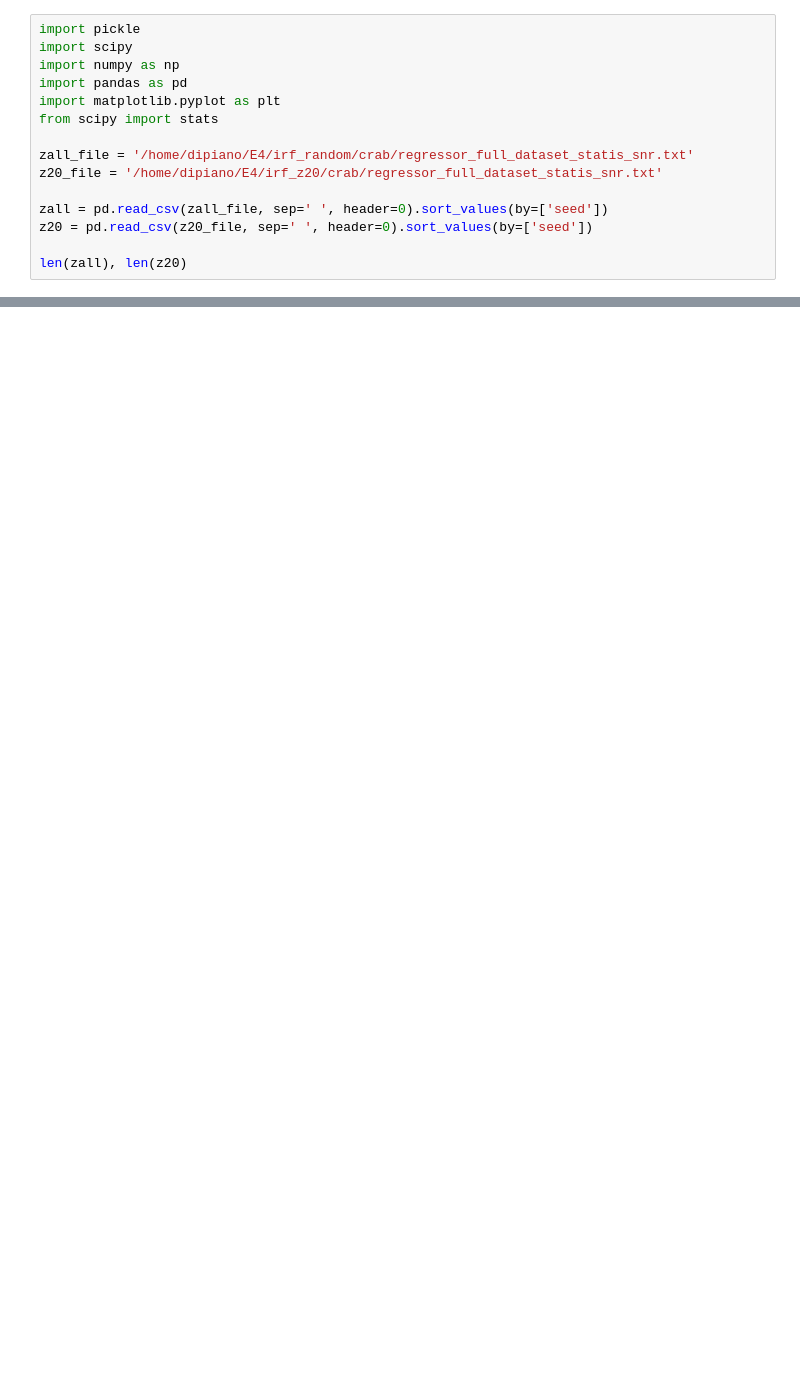
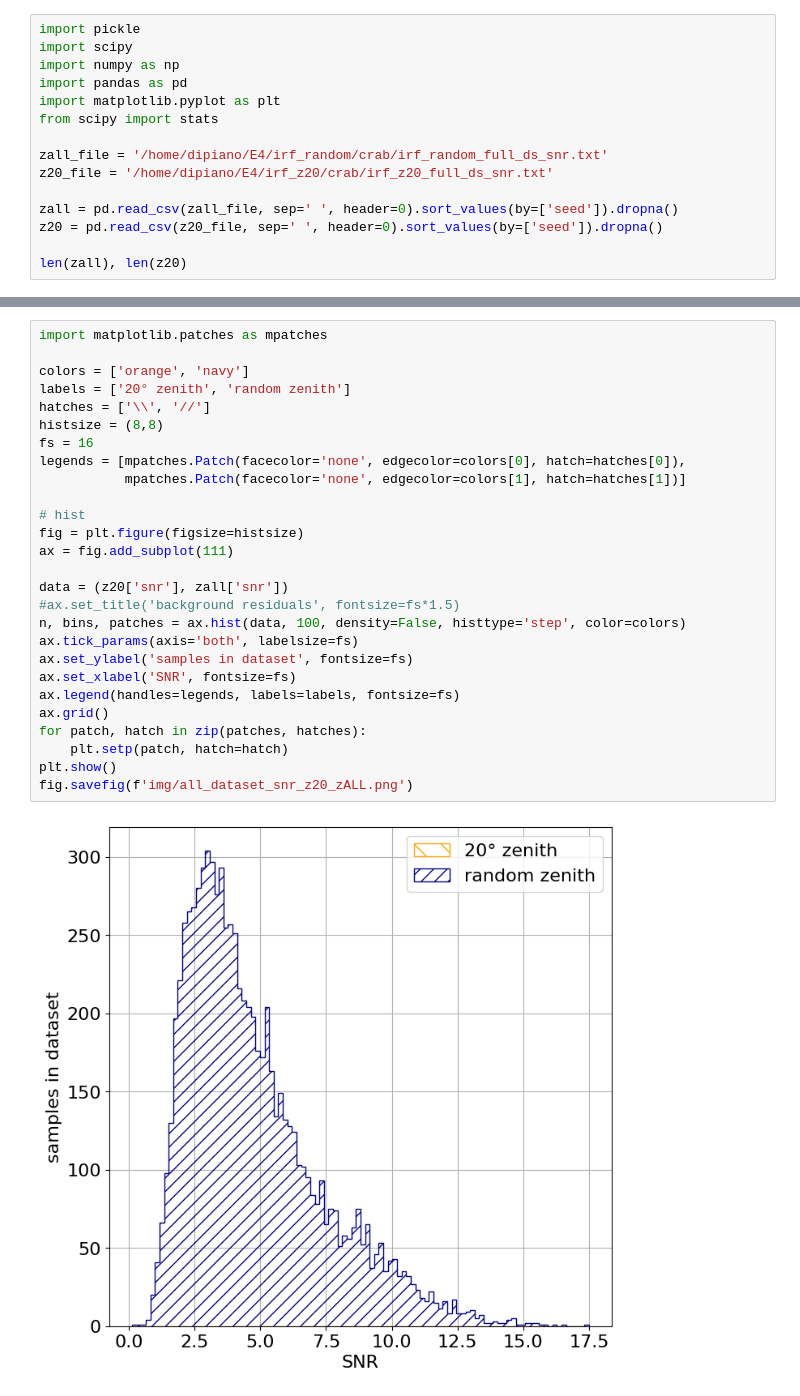
Before and after one commit to ambra-dipiano/astroAI, a Jupyter notebook: astroai/notebooks/snr-from-results-files.ipynb, the cells around one changed output, grey strips where cells are left out. Saved outputs shown, nothing was run; the diff lists cells and outputs as text; blank space fills up the shorter version.

Commit message:
fix dropna

```diff
--- a/astroai/notebooks/snr-from-results-files.ipynb
+++ b/astroai/notebooks/snr-from-results-files.ipynb
@@ -6,11 +6,11 @@ import pandas as pd
 import matplotlib.pyplot as plt
 from scipy import stats
 
-zall_file = '/home/dipiano/E4/irf_random/crab/regressor_full_dataset_statis_snr.txt'
-z20_file = '/home/dipiano/E4/irf_z20/crab/regressor_full_dataset_statis_snr.txt'
+zall_file = '/home/dipiano/E4/irf_random/crab/irf_random_full_ds_snr.txt'
+z20_file = '/home/dipiano/E4/irf_z20/crab/irf_z20_full_ds_snr.txt'
 
-zall = pd.read_csv(zall_file, sep=' ', header=0).sort_values(by=['seed'])
-z20 = pd.read_csv(z20_file, sep=' ', header=0).sort_values(by=['seed'])
+zall = pd.read_csv(zall_file, sep=' ', header=0).sort_values(by=['seed']).dropna()
+z20 = pd.read_csv(z20_file, sep=' ', header=0).sort_values(by=['seed']).dropna()
 
 len(zall), len(z20)
 # %% [output]
@@ -21,0 +31,29 @@ z20.head()
+# %%
+import matplotlib.patches as mpatches
+
+colors = ['orange', 'navy']
+labels = ['20° zenith', 'random zenith']
+hatches = ['\\', '//']
+histsize = (8,8)
+fs = 16
+legends = [mpatches.Patch(facecolor='none', edgecolor=colors[0], hatch=hatches[0]),
+           mpatches.Patch(facecolor='none', edgecolor=colors[1], hatch=hatches[1])]
+
+# hist
+fig = plt.figure(figsize=histsize)
+ax = fig.add_subplot(111)
+
+data = (z20['snr'], zall['snr'])
+#ax.set_title('background residuals', fontsize=fs*1.5)
+n, bins, patches = ax.hist(data, 100, density=False, histtype='step', color=colors)
+ax.tick_params(axis='both', labelsize=fs)
+ax.set_ylabel('samples in dataset', fontsize=fs)
+ax.set_xlabel('SNR', fontsize=fs)
+ax.legend(handles=legends, labels=labels, fontsize=fs)
+ax.grid()
+for patch, hatch in zip(patches, hatches):
+    plt.setp(patch, hatch=hatch)
+plt.show()
+fig.savefig(f'img/all_dataset_snr_z20_zALL.png')
+# %% [output]
+[figure, added]
```
Also changed, not shown: parts of 3 cells of this notebook.
